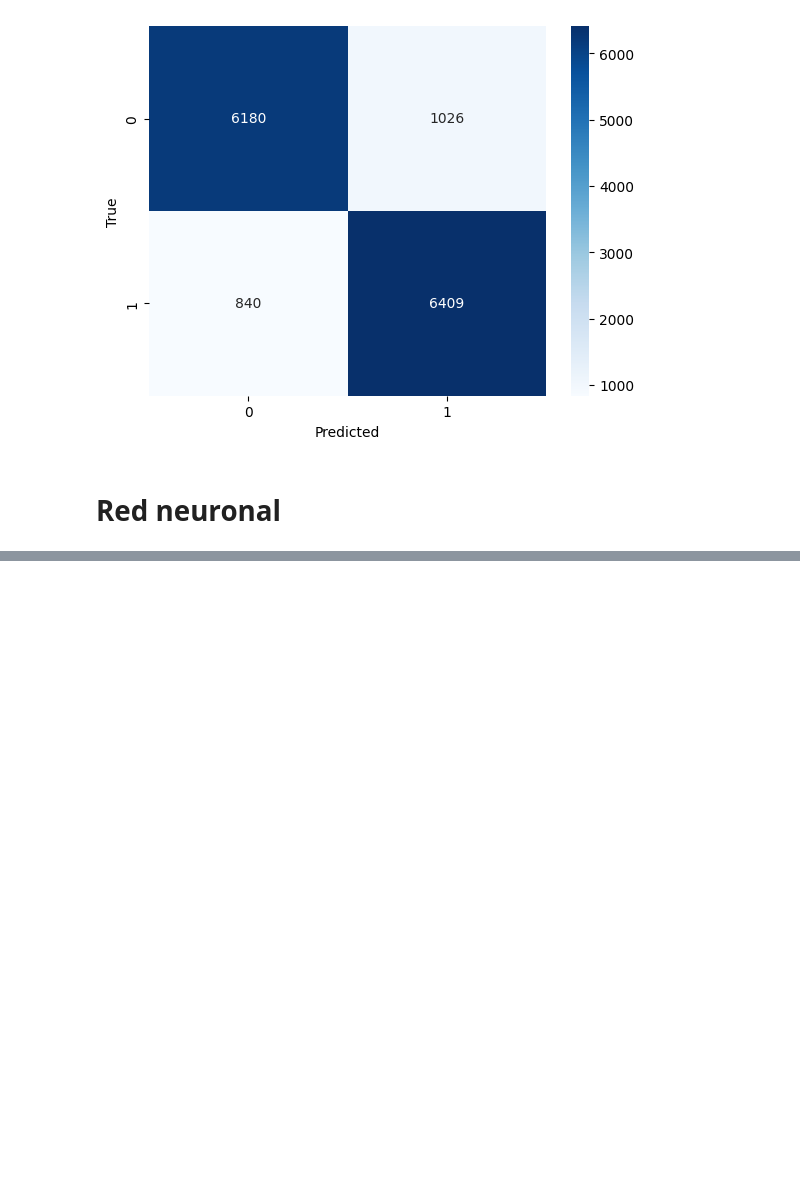
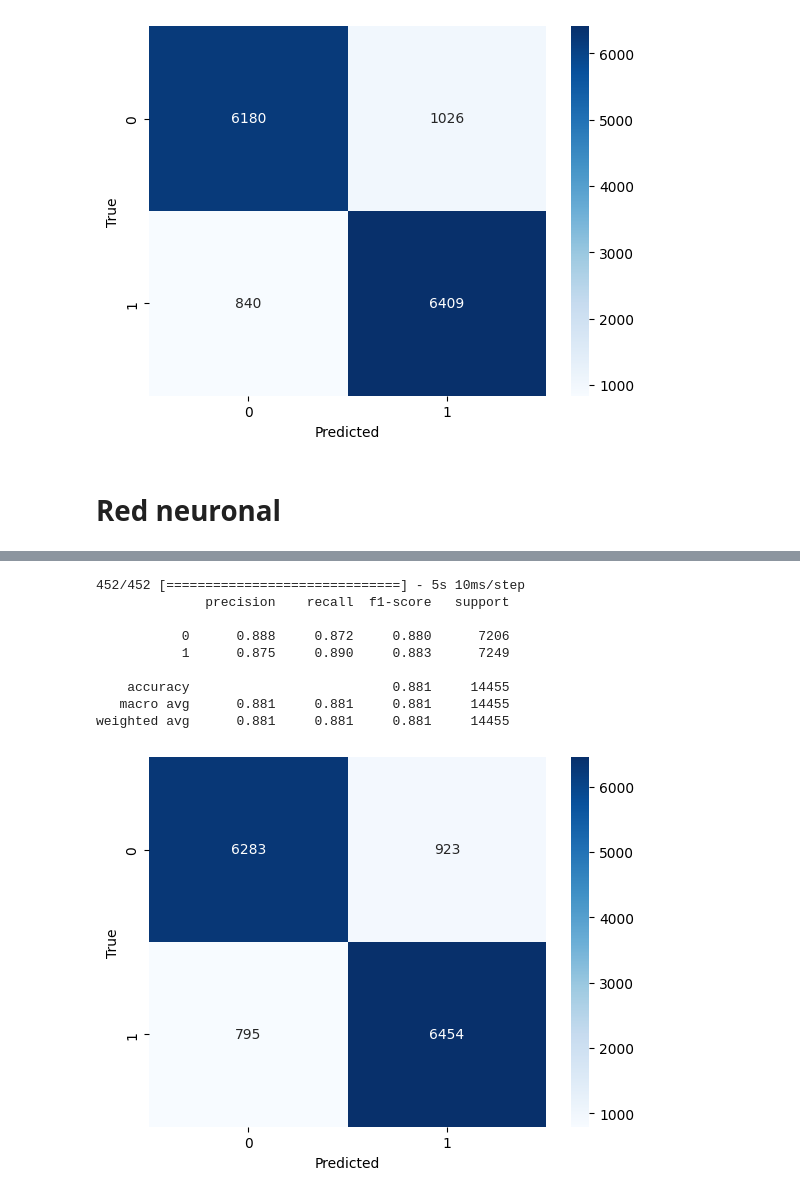
Before and after one commit to FaCu97/7506R-1C2023-GRUPO11, a Jupyter notebook: TP2/7506R_TP2_GRUPO11_ENTREGA_N2.ipynb, the cells around one changed output, grey strips where cells are left out. Cells and saved outputs as stored; diff of their text form; code cells hidden in the pictures; blank space fills up the shorter version.

```diff
--- a/TP2/7506R_TP2_GRUPO11_ENTREGA_N2.ipynb
+++ b/TP2/7506R_TP2_GRUPO11_ENTREGA_N2.ipynb
@@ -670,10 +680,15 @@ from tensorflow import keras
 # %%
 # calcula la cantidad de clases
 
-modelo1 = keras.Sequential([
-    keras.layers.Dense(40000,input_shape=(1,), activation='relu',kernel_initializer='uniform'),
-    keras.layers.Dense(100,activation='relu'),
+capa = keras.layers.TextVectorization(output_mode='count')
+capa.adapt(x_train)
+red = keras.Sequential([
+    keras.Input(shape=(1,), dtype=tf.string),
+    capa,
+    keras.layers.Dense(100, activation='relu'),
     keras.layers.Dense(1, activation='sigmoid')])
 
-modelo1.summary()
+
+
+red.summary()
 # %% [output]
@@ -749,0 +713,27 @@ plt.show()
+# %%
+from keras import backend as K
+
+def recall_m(y_true, y_pred):
+    true_positives = K.sum(K.round(K.clip(y_true * y_pred, 0, 1)))
+    possible_positives = K.sum(K.round(K.clip(y_true, 0, 1)))
+    recall = true_positives / (possible_positives + K.epsilon())
+    return recall
+
+def precision_m(y_true, y_pred):
+    true_positives = K.sum(K.round(K.clip(y_true * y_pred, 0, 1)))
+    predicted_positives = K.sum(K.round(K.clip(y_pred, 0, 1)))
+    precision = true_positives / (predicted_positives + K.epsilon())
+    return precision
+
+def f1_m(y_true, y_pred):
+    precision = precision_m(y_true, y_pred)
+    recall = recall_m(y_true, y_pred)
+    return 2*((precision*recall)/(precision+recall+K.epsilon()))
+# %%
+red.compile(
+  optimizer=keras.optimizers.Adam(learning_rate=0.001),
+  loss='binary_crossentropy',
+  metrics=[f1_m],
+)
+# %%
+red.fit(x_train,y_train,epochs=5,batch_size=500,verbose=True)
@@ -749,0 +752,16 @@ plt.show()
+# %%
+y_pred=red.predict(x_test)
+y_pred = np.where(y_pred>0.5,1,0)
+
+metricas(y_pred,y_test)
+# %% [output]
+452/452 [==============================] - 5s 10ms/step
+              precision    recall  f1-score   support
+
+           0      0.888     0.872     0.880      7206
+           1      0.875     0.890     0.883      7249
+
+    accuracy                          0.881     14455
+   macro avg      0.881     0.881     0.881     14455
+weighted avg      0.881     0.881     0.881     14455
+[figure, added]
```
Also changed, not shown: parts of 11 cells of this notebook, 2 other files.
